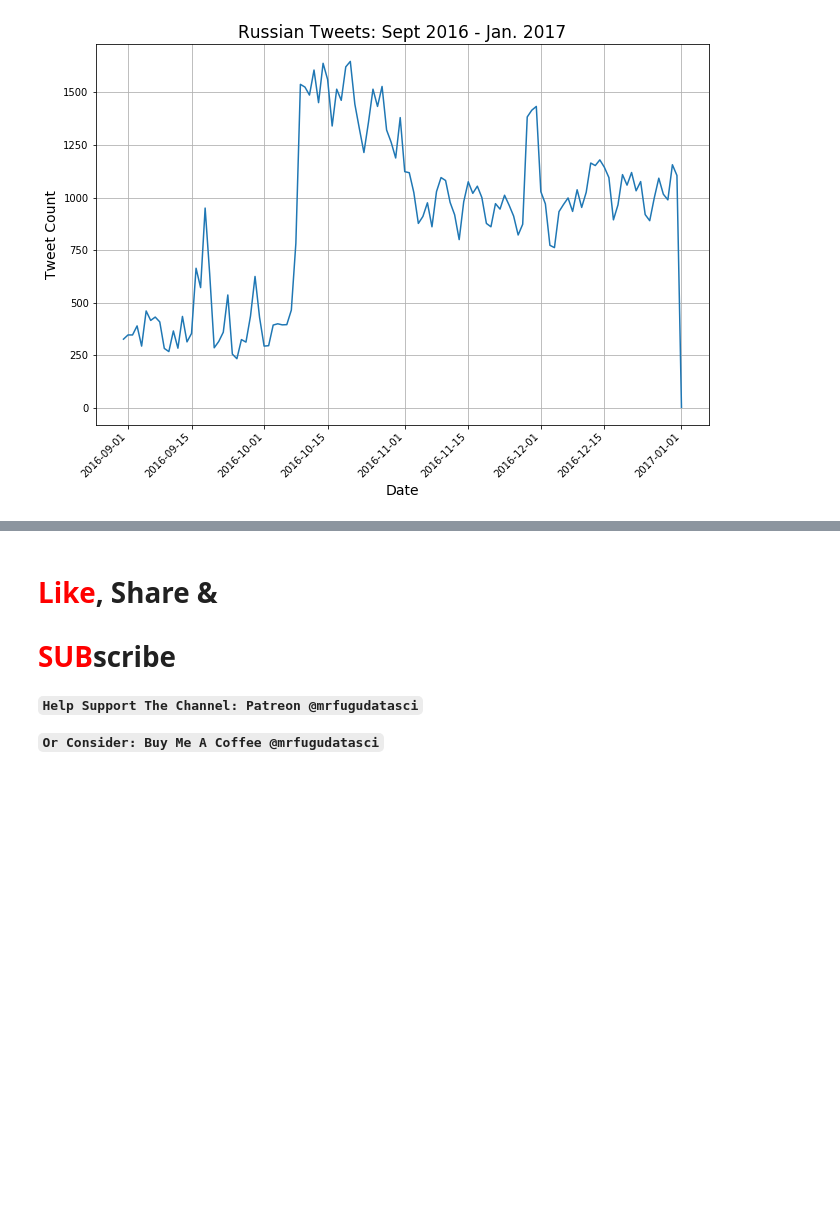
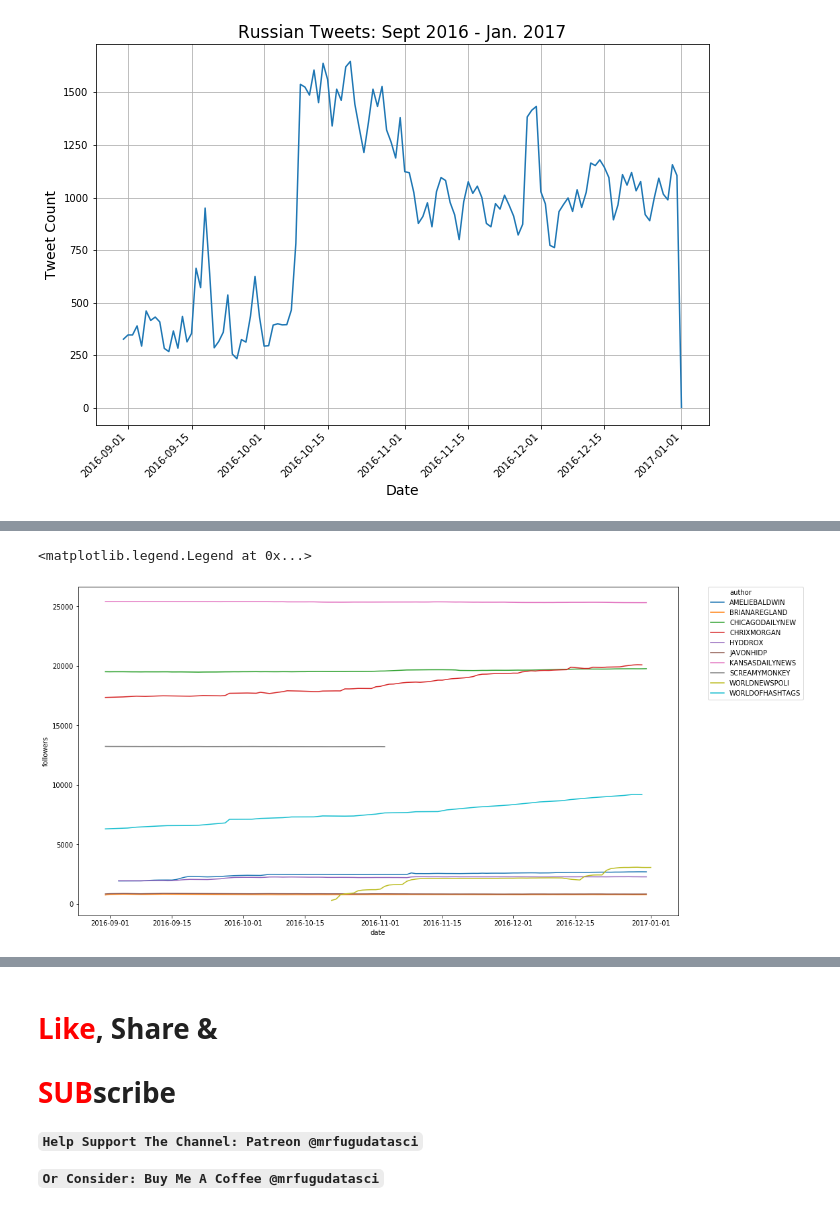
Before and after one commit to MrFuguDataScience/NLP, a Jupyter notebook: troll_tweets_02.ipynb, the cells around one changed output, grey strips where cells are left out. Saved outputs shown, nothing was run; the diff lists cells and outputs as text; code cells hidden in the pictures; blank space fills up the shorter version.

```diff
--- a/troll_tweets_02.ipynb
+++ b/troll_tweets_02.ipynb
@@ -108,7 +108,7 @@ mask = (tr_eng['publish_date'] > '08/31/2016') &\
 
 tr_en_msk=tr_eng[mask].sort_values('publish_date')
 
-tr_en_msk['publish_date_only']=pd.to_datetime(tr_en_msk['publish_date'])
+tr_en_msk['publish_date_Only']=pd.to_datetime(tr_en_msk['publish_date_Only'])
 # %%
 import matplotlib.pyplot as plt # if you don't do .pyplot you get error for labels
 
@@ -217,0 +258,13 @@ Name: publish_date_Only, Length: 624124, dtype: object
+# %%
+
+
+top_ten_auth_dtrng=list(tr_en_msk['author'].value_counts()[:10].index)
+
+sub_en_auth=tr_en_msk.loc[:,['author','publish_date_Only','followers','following']]
+
+top10_author_by_dte=sub_en_auth[sub_en_auth['author'].isin(top_ten_auth_dtrng)]
+
+
+mi=top10_author_by_dte.sort_values(['publish_date_Only','author']).\
+groupby(['publish_date_Only','author']).max()
+mi
@@ -217,0 +286,17 @@ Name: publish_date_Only, Length: 624124, dtype: object
+# %%
+
+f=pd.DataFrame(list(mi.index),columns=['date','author'])
+
+followers=pd.DataFrame(list(mi['followers']),columns=['followers'])
+following=pd.DataFrame(list(mi['following']),columns=['following'])
+
+pp=pd.concat([f,followers,following],axis=1).sort_values(['author','date'])
+
+
+plt.figure(figsize=(16,9))
+sns.lineplot(data=pp, x="date", y="followers", hue="author")
+# Put the legend out of the figure
+plt.legend(bbox_to_anchor=(1.05, 1), loc=2, borderaxespad=0.)
+# %% [output]
+<matplotlib.legend.Legend at 0x...>
+[figure, added]
```
Also changed, not shown: parts of 11 cells of this notebook.
